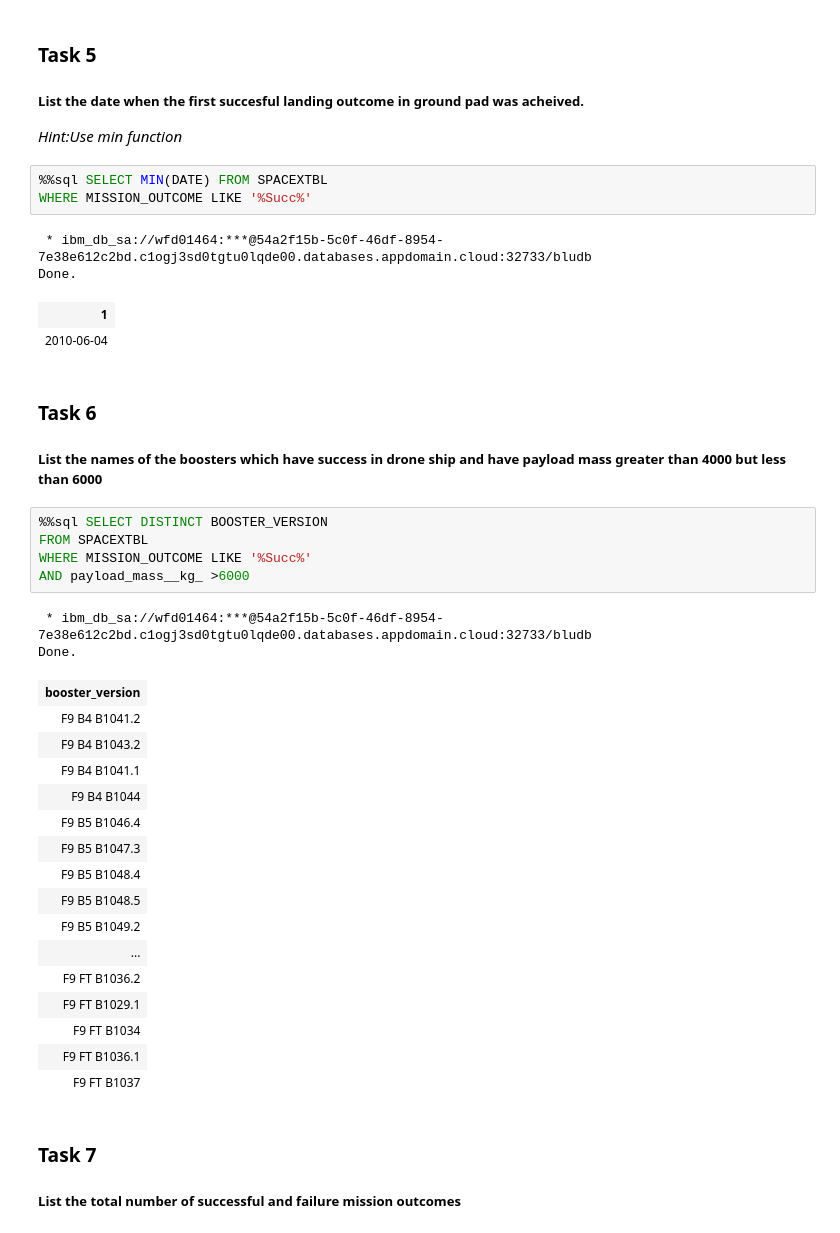
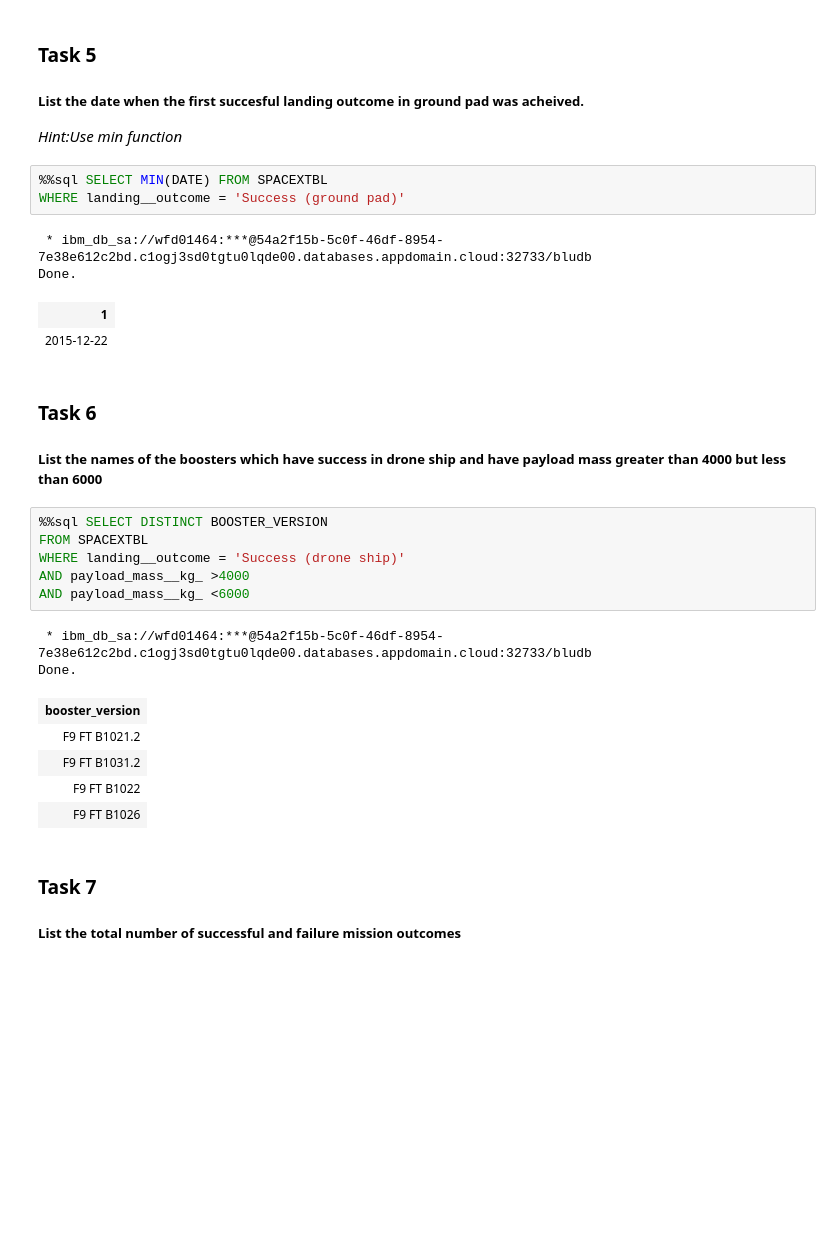
Before and after one commit to joseMCV/space-y, a Jupyter notebook: space_y_sqleda.ipynb, the cells around one changed output. Cells and saved outputs as stored; diff of their text form; blank space fills up the shorter version.

```diff
--- a/space_y_sqleda.ipynb
+++ b/space_y_sqleda.ipynb
@@ -195,12 +213,12 @@ Done.
 *Hint:Use min function*
 # %%
 %%sql SELECT MIN(DATE) FROM SPACEXTBL
-WHERE MISSION_OUTCOME LIKE '%Succ%'
+WHERE landing__outcome = 'Success (ground pad)'
 # %% [output]
  * ibm_db_sa://wfd01464:***@54a2f15b-5c0f-46df-8954-7e38e612c2bd.c1ogj3sd0tgtu0lqde00.databases.appdomain.cloud:32733/bludb
 Done.
 | 1 |
-| 2010-06-04 |
+| 2015-12-22 |
 # %% [markdown]
 ### Task 6
 
@@ -208,27 +226,17 @@ Done.
 # %%
 %%sql SELECT DISTINCT BOOSTER_VERSION
 FROM SPACEXTBL
-WHERE MISSION_OUTCOME LIKE '%Succ%'
-AND payload_mass__kg_ >6000
+WHERE landing__outcome = 'Success (drone ship)'
+AND payload_mass__kg_ >4000
+AND payload_mass__kg_ <6000
 # %% [output]
  * ibm_db_sa://wfd01464:***@54a2f15b-5c0f-46df-8954-7e38e612c2bd.c1ogj3sd0tgtu0lqde00.databases.appdomain.cloud:32733/bludb
 Done.
 | booster_version |
-| F9 B4 B1041.2 |
-| F9 B4 B1043.2 |
-| F9 B4 B1041.1 |
-| F9 B4 B1044 |
-| F9 B5 B1046.4 |
-| F9 B5 B1047.3 |
-| F9 B5 B1048.4 |
-| F9 B5 B1048.5 |
-| F9 B5 B1049.2 |
-| ... |
-| F9 FT B1036.2 |
-| F9 FT B1029.1 |
-| F9 FT B1034 |
-| F9 FT B1036.1 |
-| F9 FT B1037 |
+| F9 FT B1021.2 |
+| F9 FT B1031.2 |
+| F9 FT B1022 |
+| F9 FT B1026 |
 # %% [markdown]
 ### Task 7
 
```
Also changed, not shown: parts of 3 cells of this notebook.
